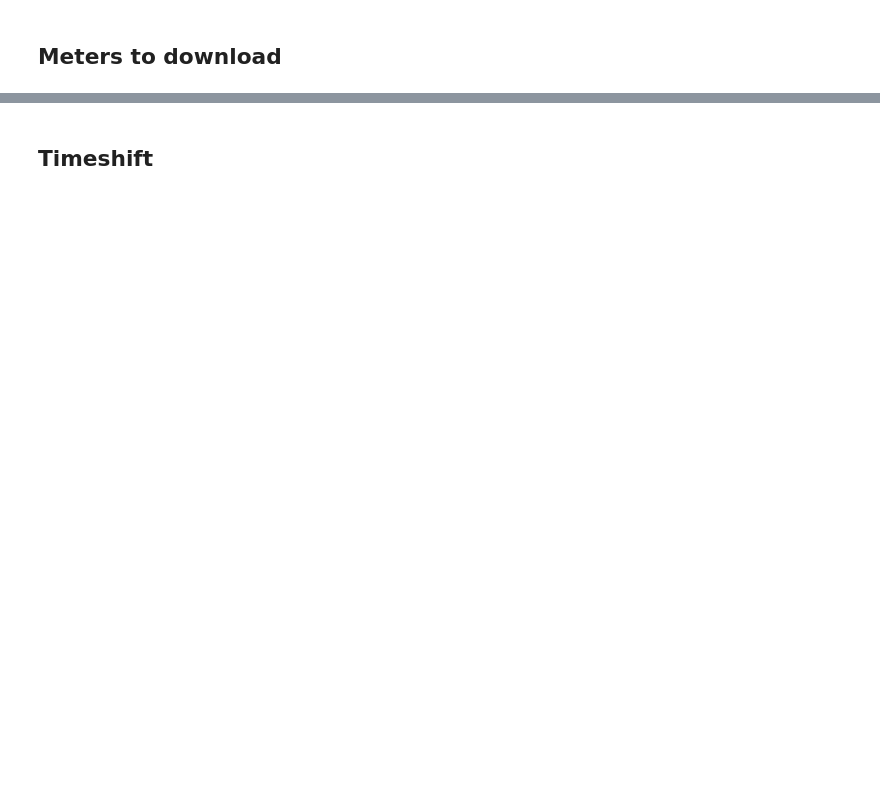
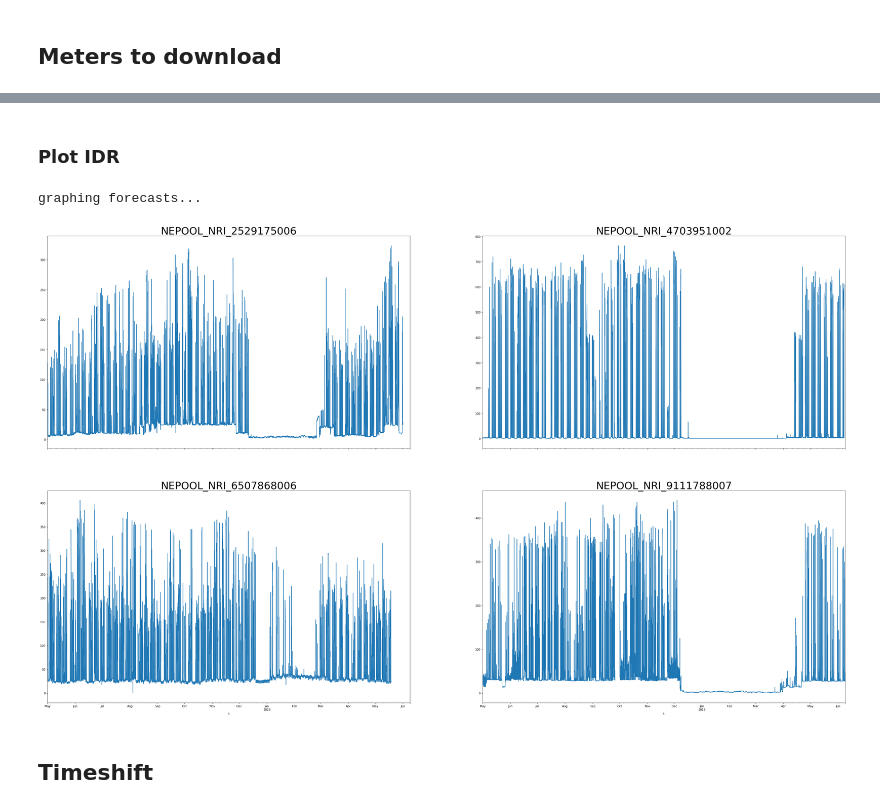
Before and after one commit to stevenhurwitt/LA-tools, a Jupyter notebook: EWX_Forecast/IDR_download_timeshift.ipynb, the cells around one changed output, grey strips where cells are left out. Saved outputs shown, nothing was run; the diff lists cells and outputs as text; code cells hidden in the pictures; blank space fills up the shorter version.

```diff
--- a/EWX_Forecast/IDR_download_timeshift.ipynb
+++ b/EWX_Forecast/IDR_download_timeshift.ipynb
@@ -26,0 +52,9 @@ meters
+# %%
+meter_data = []
+for m in filenames:
+    meter = m.split('.')[0]
+    idr = ewx.read_idr(m, 0)
+    meter_data.append((meter, idr))
+
+meter_data = dict(meter_data)
+print('read data into dict w/ {} elements.'.format(len(meter_data.keys())))
@@ -171,0 +65,2 @@ t
+# %%
+master = ewx.merge_idr(meter_data)
@@ -172,2 +83,9 @@ t
+# %% [markdown]
+### Plot IDR
+# %%
+ewx.iter_plot(master)
+# %% [output]
+graphing forecasts...
+[figure, added]
 # %% [markdown]
 ## Timeshift
```
Also changed, not shown: parts of 37 cells of this notebook.
